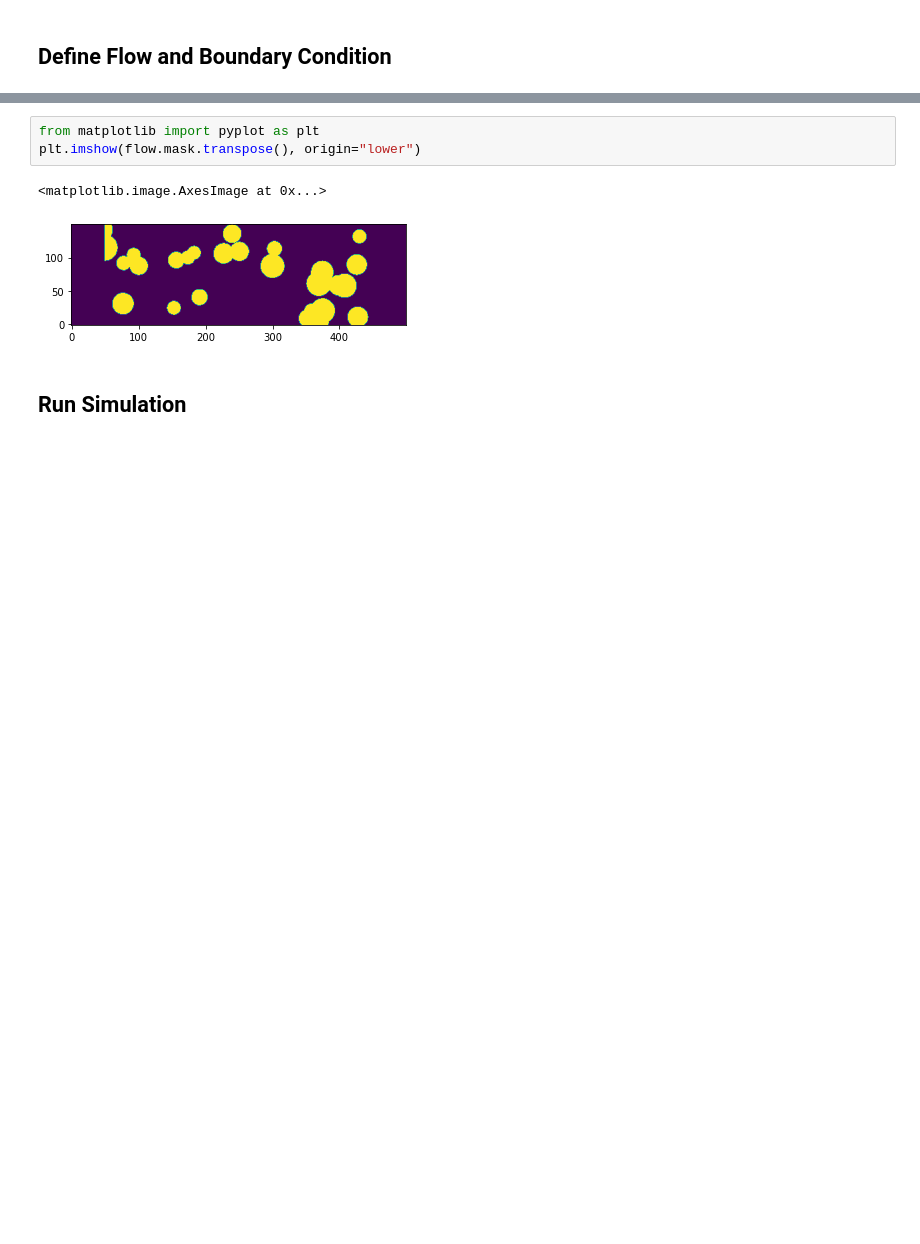
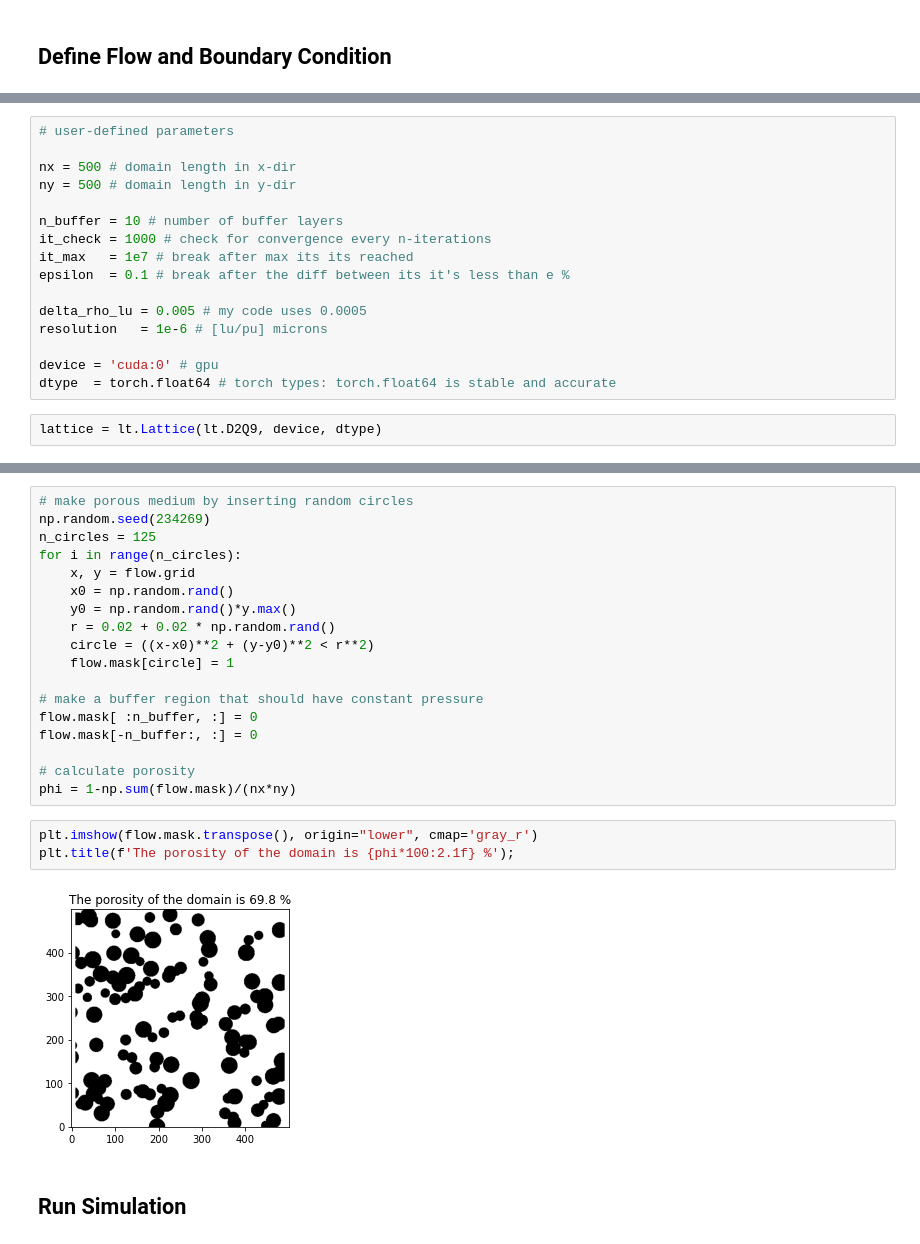
Before and after one commit to lettucecfd/lettuce, a Jupyter notebook: examples/porous_medium.ipynb, the cells around one changed output, grey strips where cells are left out. Saved outputs shown, nothing was run; the diff lists cells and outputs as text; blank space fills up the shorter version.

Commit message:
improved porous media

```diff
--- a/examples/porous_medium.ipynb
+++ b/examples/porous_medium.ipynb
@@ -61 +67,19 @@ The Re and Ma are pretty aribtrary here. Should probably be computed from the pr
+# %%
+# user-defined parameters
+
+nx = 500 # domain length in x-dir
+ny = 500 # domain length in y-dir
+
+n_buffer = 10 # number of buffer layers
+it_check = 1000 # check for convergence every n-iterations
+it_max   = 1e7 # break after max its its reached
+epsilon  = 0.1 # break after the diff between its it's less than e %
+
+delta_rho_lu = 0.005 # my code uses 0.0005
+resolution   = 1e-6 # [lu/pu] microns
+
+device = 'cuda:0' # gpu
+dtype  = torch.float64 # torch types: torch.float64 is stable and accurate
+# %%
+lattice = lt.Lattice(lt.D2Q9, device, dtype)
 # %%
@@ -89,9 +98,26 @@ flow.mask[-n_buffer:, :] = 0
+# %%
+# make porous medium by inserting random circles
+np.random.seed(234269)
+n_circles = 125
+for i in range(n_circles):
+    x, y = flow.grid
+    x0 = np.random.rand()
+    y0 = np.random.rand()*y.max()
+    r = 0.02 + 0.02 * np.random.rand()
+    circle = ((x-x0)**2 + (y-y0)**2 < r**2)
+    flow.mask[circle] = 1
+
+# make a buffer region that should have constant pressure
+flow.mask[ :n_buffer, :] = 0
+flow.mask[-n_buffer:, :] = 0
+
+# calculate porosity
+phi = 1-np.sum(flow.mask)/(nx*ny)
 # %%
-from matplotlib import pyplot as plt
-plt.imshow(flow.mask.transpose(), origin="lower")
+plt.imshow(flow.mask.transpose(), origin="lower", cmap='gray_r')
+plt.title(f'The porosity of the domain is {phi*100:2.1f} %');
 # %% [output]
-<matplotlib.image.AxesImage at 0x...>
-[figure, old version]
+[figure, new version]
 # %% [markdown]
 ## Run Simulation
 # %%
```
Also changed, not shown: parts of 13 cells of this notebook.
